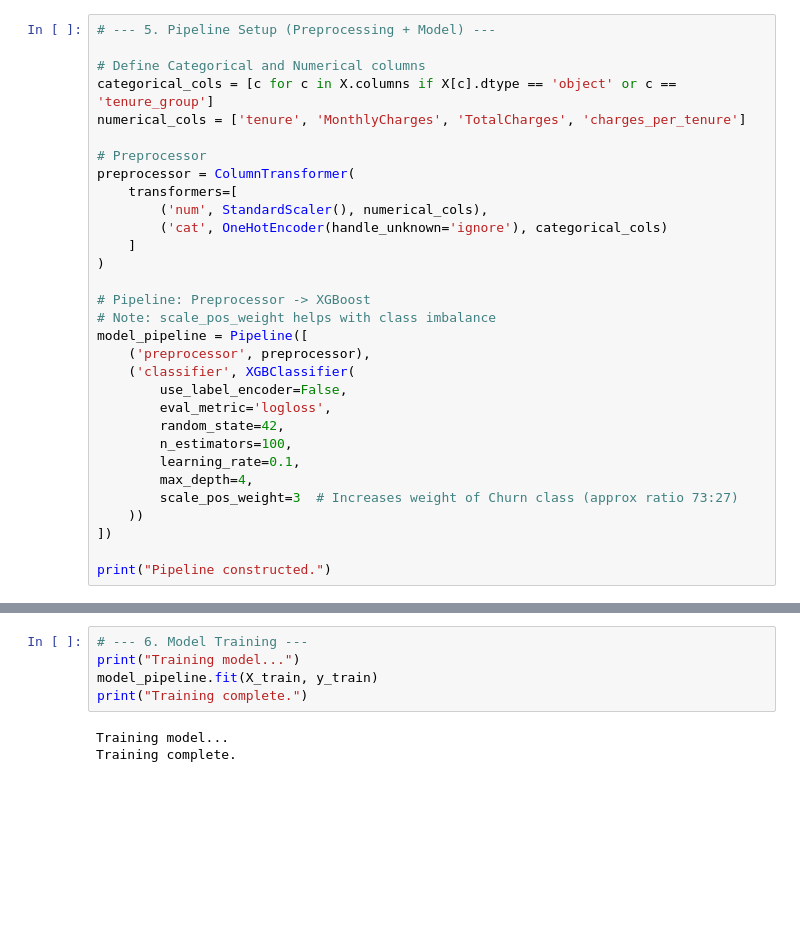
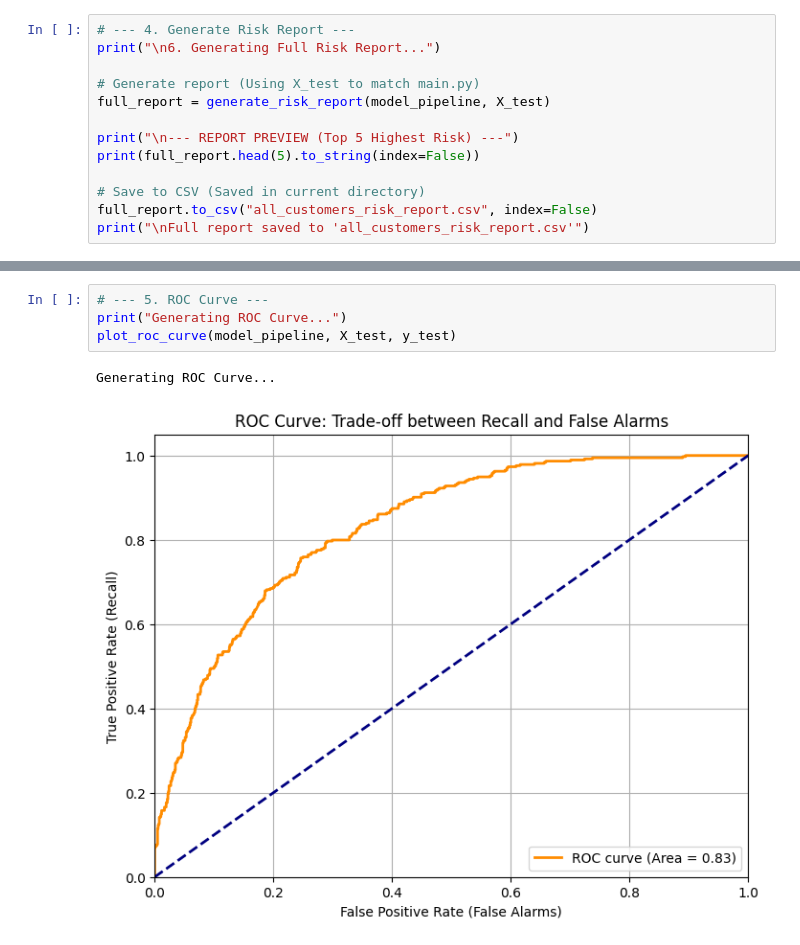
Before and after one commit to metetrkn/customer-churn-prediction, a Jupyter notebook: notebooks/analysis.ipynb, the cells around one changed output, grey strips where cells are left out. Cells and saved outputs as stored; diff of their text form; blank space fills up the shorter version.

```diff
--- a/notebooks/analysis.ipynb
+++ b/notebooks/analysis.ipynb
@@ -104,32 +74,14 @@ Testing shape:  (1407, 22)
 # %%
-# --- 5. Pipeline Setup (Preprocessing + Model) ---
+# --- 4. Generate Risk Report ---
+print("\n6. Generating Full Risk Report...")
 
-# Define Categorical and Numerical columns
-categorical_cols = [c for c in X.columns if X[c].dtype == 'object' or c == 'tenure_group']
-numerical_cols = ['tenure', 'MonthlyCharges', 'TotalCharges', 'charges_per_tenure']
+# Generate report (Using X_test to match main.py)
+full_report = generate_risk_report(model_pipeline, X_test)
 
-# Preprocessor
-preprocessor = ColumnTransformer(
-    transformers=[
-        ('num', StandardScaler(), numerical_cols),
-        ('cat', OneHotEncoder(handle_unknown='ignore'), categorical_cols)
-    ]
-)
+print("\n--- REPORT PREVIEW (Top 5 Highest Risk) ---")
+print(full_report.head(5).to_string(index=False))
 
-# Pipeline: Preprocessor -> XGBoost
-# Note: scale_pos_weight helps with class imbalance
-model_pipeline = Pipeline([
-    ('preprocessor', preprocessor),
-    ('classifier', XGBClassifier(
-        use_label_encoder=False,
-        eval_metric='logloss',
-        random_state=42,
-        n_estimators=100,
-        learning_rate=0.1,
-        max_depth=4,
-        scale_pos_weight=3  # Increases weight of Churn class (approx ratio 73:27)
-    ))
-])
-
-print("Pipeline constructed.")
+# Save to CSV (Saved in current directory)
+full_report.to_csv("all_customers_risk_report.csv", index=False)
+print("\nFull report saved to 'all_customers_risk_report.csv'")
 # %% [output]
@@ -137,8 +99,7 @@ Pipeline constructed.
 # %%
-# --- 6. Model Training ---
-print("Training model...")
-model_pipeline.fit(X_train, y_train)
-print("Training complete.")
+# --- 5. ROC Curve ---
+print("Generating ROC Curve...")
+plot_roc_curve(model_pipeline, X_test, y_test)
 # %% [output]
-Training model...
-Training complete.
+Generating ROC Curve...
+[figure, added]
```
Also changed, not shown: parts of 8 cells of this notebook, 2 other files.
